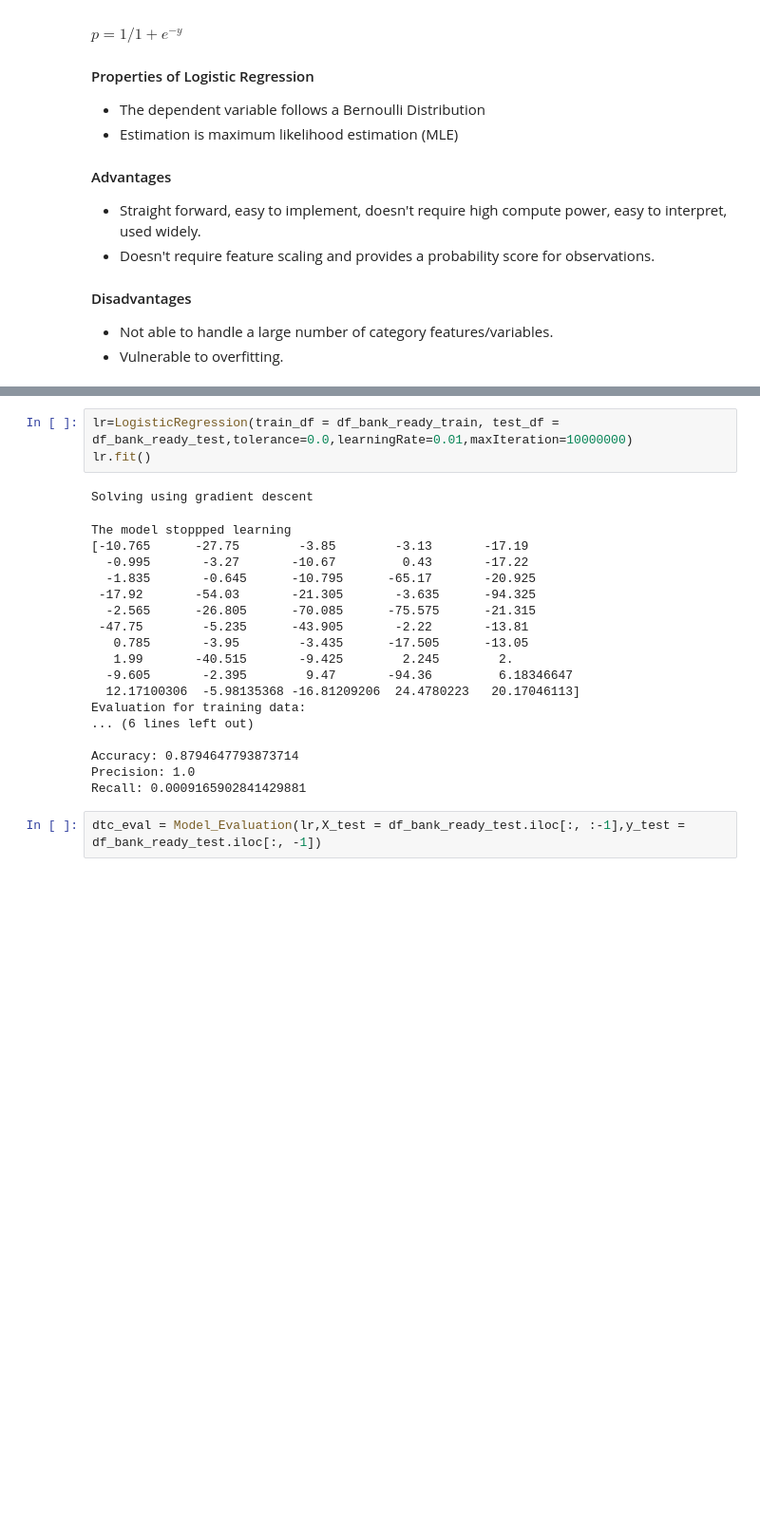
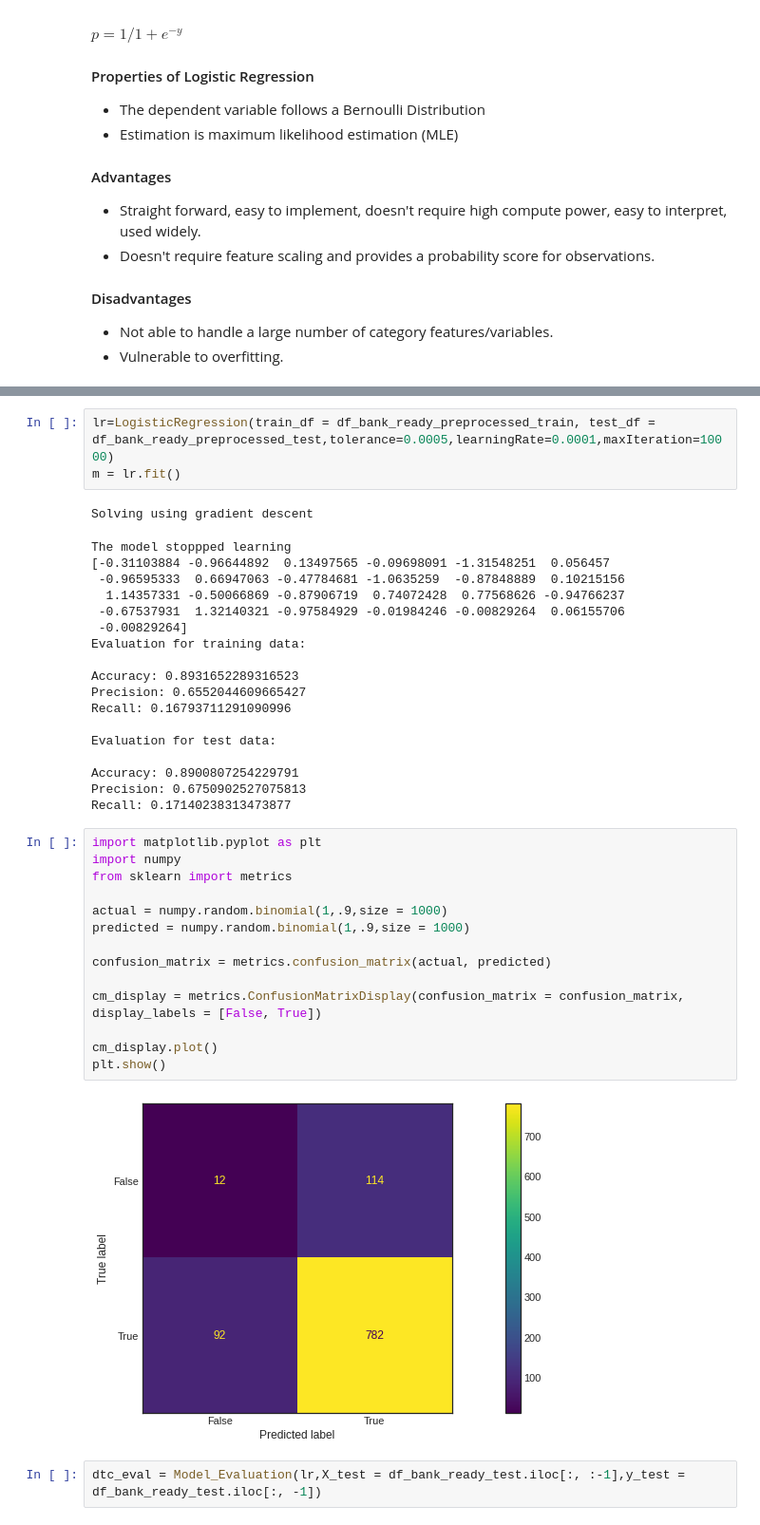
Before and after one commit to palit-ishan/Bank_Marketing_Campaign_Outcome, a Jupyter notebook: ML_Project_Notebook.ipynb, the cells around one changed output, grey strips where cells are left out. Shown at 95% size. Cells and saved outputs as stored; diff of their text form; blank space fills up the shorter version.

```diff
--- a/ML_Project_Notebook.ipynb
+++ b/ML_Project_Notebook.ipynb
@@ -958,25 +963,41 @@ class LogisticRegression:
 # %%
-lr=LogisticRegression(train_df = df_bank_ready_train, test_df = df_bank_ready_test,tolerance=0.0,learningRate=0.01,maxIteration=10000000)
-lr.fit()
+lr=LogisticRegression(train_df = df_bank_ready_preprocessed_train, test_df = df_bank_ready_preprocessed_test,tolerance=0.0005,learningRate=0.0001,maxIteration=10000)
+m = lr.fit()
 # %% [output]
 Solving using gradient descent
 The model stoppped learning
-[-10.765      -27.75        -3.85        -3.13       -17.19
-  -0.995       -3.27       -10.67         0.43       -17.22
-  -1.835       -0.645      -10.795      -65.17       -20.925
- -17.92       -54.03       -21.305       -3.635      -94.325
-  -2.565      -26.805      -70.085      -75.575      -21.315
- -47.75        -5.235      -43.905       -2.22       -13.81
-   0.785       -3.95        -3.435      -17.505      -13.05
-   1.99       -40.515       -9.425        2.245        2.
-  -9.605       -2.395        9.47       -94.36         6.18346647
-  12.17100306  -5.98135368 -16.81209206  24.4780223   20.17046113]
+[-0.31103884 -0.96644892  0.13497565 -0.09698091 -1.31548251  0.056457
+ -0.96595333  0.66947063 -0.47784681 -1.0635259  -0.87848889  0.10215156
+  1.14357331 -0.50066869 -0.87906719  0.74072428  0.77568626 -0.94766237
+ -0.67537931  1.32140321 -0.97584929 -0.01984246 -0.00829264  0.06155706
+ -0.00829264]
 Evaluation for training data:
-... (6 lines left out)
 
-Accuracy: 0.8794647793873714
-Precision: 1.0
-Recall: 0.0009165902841429881
+Accuracy: 0.8931652289316523
+Precision: 0.6552044609665427
+Recall: 0.16793711291090996
+
+Evaluation for test data:
+
+Accuracy: 0.8900807254229791
+Precision: 0.6750902527075813
+Recall: 0.17140238313473877
+# %%
+import matplotlib.pyplot as plt
+import numpy
+from sklearn import metrics
+
+actual = numpy.random.binomial(1,.9,size = 1000)
+predicted = numpy.random.binomial(1,.9,size = 1000)
+
+confusion_matrix = metrics.confusion_matrix(actual, predicted)
+
+cm_display = metrics.ConfusionMatrixDisplay(confusion_matrix = confusion_matrix, display_labels = [False, True])
+
+cm_display.plot()
+plt.show()
+# %% [output]
+[figure, added]
 # %%
 dtc_eval = Model_Evaluation(lr,X_test = df_bank_ready_test.iloc[:, :-1],y_test = df_bank_ready_test.iloc[:, -1])
 # %%
```
Also changed, not shown: parts of 4 cells of this notebook.
